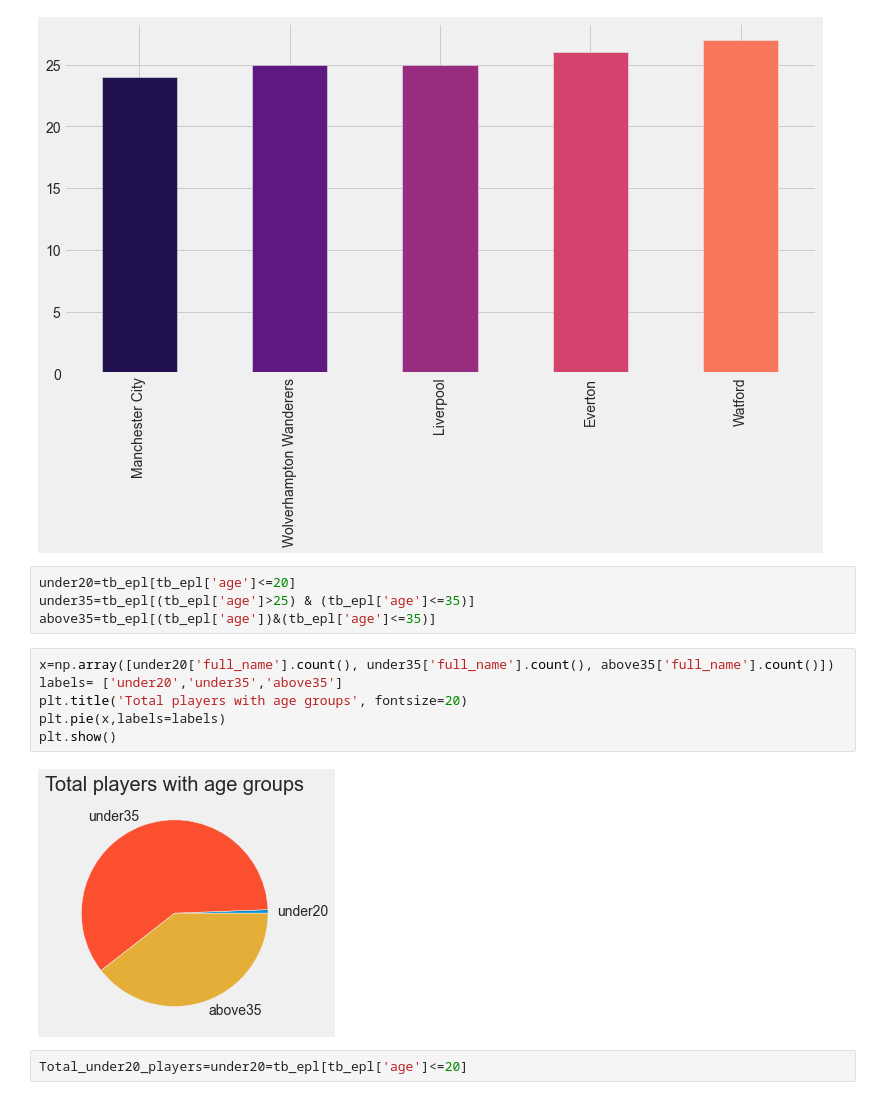
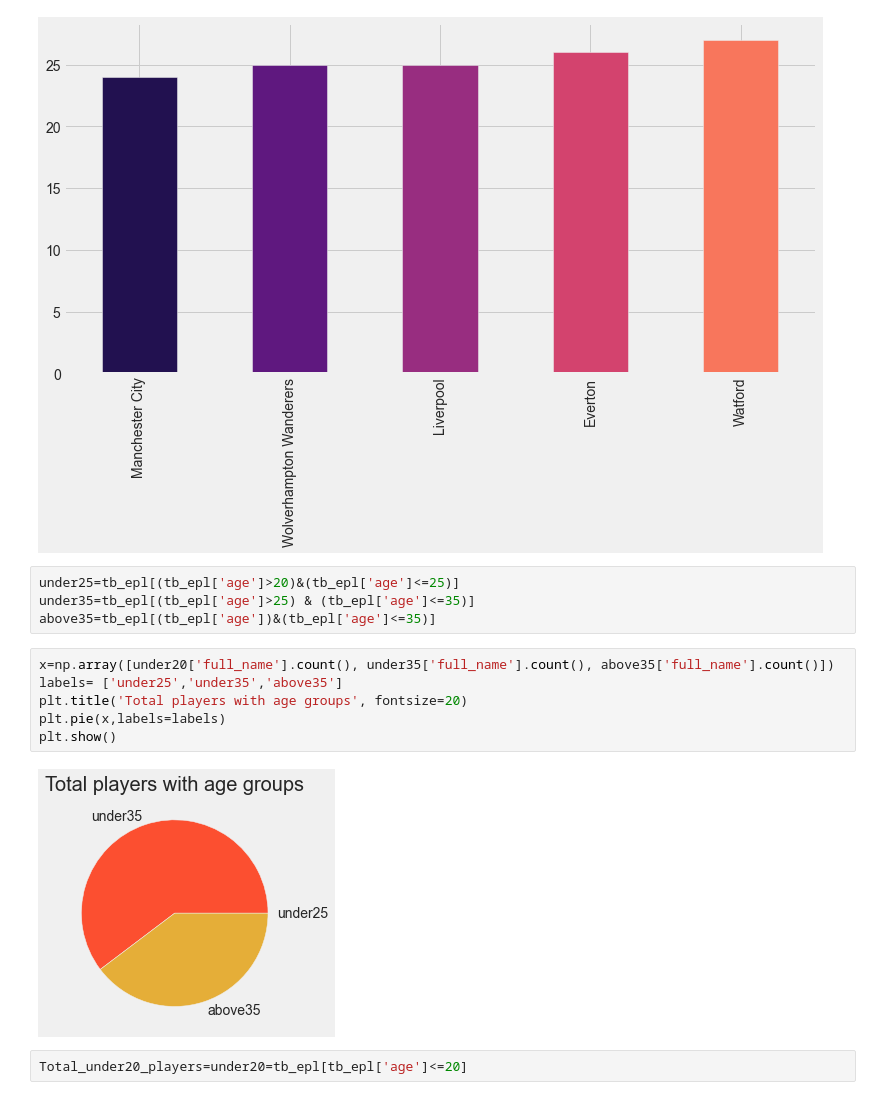
Before and after one commit to Obasteve/premierleagueresultanalysis, a Jupyter notebook: premierleagueresultanalysis.ipynb, the cells around one changed output. Cells and saved outputs as stored; diff of their text form.

```diff
--- a/premierleagueresultanalysis.ipynb
+++ b/premierleagueresultanalysis.ipynb
@@ -240,16 +236,16 @@ tb_epl['Current Club'].value_counts().nsmallest(5).plot(kind='bar', figsize=(12,
 <AxesSubplot:>
 [figure]
 # %%
-under20=tb_epl[tb_epl['age']<=20]
+under25=tb_epl[(tb_epl['age']>20)&(tb_epl['age']<=25)]
 under35=tb_epl[(tb_epl['age']>25) & (tb_epl['age']<=35)]
 above35=tb_epl[(tb_epl['age'])&(tb_epl['age']<=35)]
 # %%
 x=np.array([under20['full_name'].count(), under35['full_name'].count(), above35['full_name'].count()])
-labels= ['under20','under35','above35']
+labels= ['under25','under35','above35']
 plt.title('Total players with age groups', fontsize=20)
 plt.pie(x,labels=labels)
 plt.show()
 # %% [output]
-[figure, old version]
+[figure, new version]
 # %%
 Total_under20_players=under20=tb_epl[tb_epl['age']<=20]
```
Also changed, not shown: parts of 6 cells of this notebook, 2 other files.
